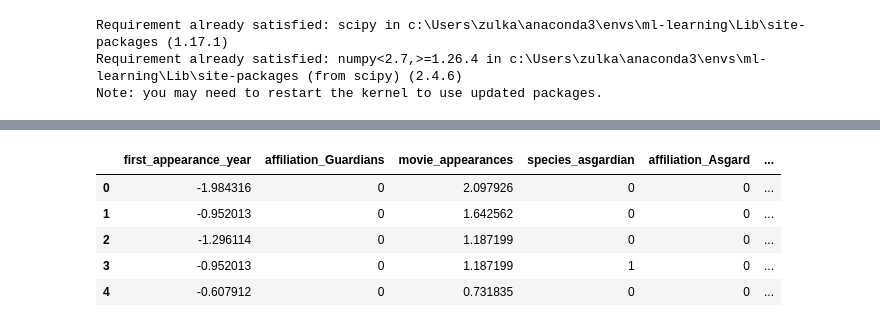
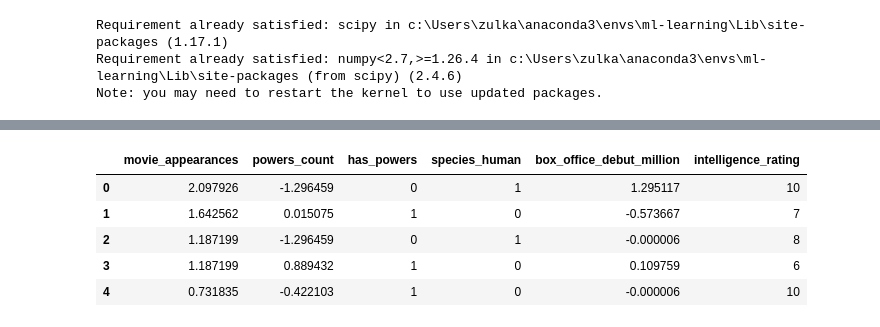
Before and after one commit to ZulkaifAhmad/Mechine-Learning-Practice, a Jupyter notebook: _02_MCU_Project/mcu.ipynb, the cells around one changed output, grey strips where cells are left out. Saved outputs shown, nothing was run; the diff lists cells and outputs as text; code cells hidden in the pictures.

```diff
--- a/_02_MCU_Project/mcu.ipynb
+++ b/_02_MCU_Project/mcu.ipynb
@@ -460,9 +440,7 @@ col = [
     'first_appearance_year',
     'powers_count',
     'strength_rating',
-    'intelligence_rating',
-    'box_office_debut_million',
-    'movie_appearances'
+    'movie_appearances' , 'box_office_debut_million'
 ]
 
 scaler = StandardScaler()
@@ -549,13 +527,13 @@ alpha = 0.1 # This is your threshold
 # ✔ If p_value < 0.1 → feature is important
 
 
-df['box_office_debut_million'] = pd.qcut(df['box_office_debut_million'] , q=4 , labels=False)
+binned_target = pd.qcut(df['intelligence_rating'] , q=4 , labels=False)
 # qcut : Converts numeric data into categories (groups)
 
 chi2_result = {}
 
 for col in extract_colums:
-    contingency = pd.crosstab(df[col] , targeted_column)
+    contingency = pd.crosstab(df[col] , binned_target)
     # It creates a frequency table
 
 #       | gender | Revenue Category |
@@ -617,21 +595,19 @@ chi2_df
 # %%
 final_df = df[[
-    "first_appearance_year",
-    "affiliation_Guardians",
     "movie_appearances",
-    "species_asgardian",
-    "affiliation_Asgard",
-    "species_synthetic",
-    "strength_rating",
-    "powers_count" , 'affiliation_Avengers' , 'species_human' , 'box_office_debut_million'
+    "powers_count" ,
+    'has_powers' ,
+    'species_human' ,
+    'box_office_debut_million',
+    'intelligence_rating'
 ]]
 
 final_df.head()
 # %% [output]
-|  | first_appearance_year | affiliation_Guardians | movie_appearances | species_asgardian | affiliation_Asgard | ... |
-| 0 | -1.984316 | 0 | 2.097926 | 0 | 0 | ... |
-| 1 | -0.952013 | 0 | 1.642562 | 0 | 0 | ... |
-| 2 | -1.296114 | 0 | 1.187199 | 0 | 0 | ... |
-| 3 | -0.952013 | 0 | 1.187199 | 1 | 0 | ... |
-| 4 | -0.607912 | 0 | 0.731835 | 0 | 0 | ... |
+|  | movie_appearances | powers_count | has_powers | species_human | box_office_debut_million | intelligence_rating |
+| 0 | 2.097926 | -1.296459 | 0 | 1 | 1.295117 | 10 |
+| 1 | 1.642562 | 0.015075 | 1 | 0 | -0.573667 | 7 |
+| 2 | 1.187199 | -1.296459 | 0 | 1 | -0.000006 | 8 |
+| 3 | 1.187199 | 0.889432 | 1 | 0 | 0.109759 | 6 |
+| 4 | 0.731835 | -0.422103 | 1 | 0 | -0.000006 | 10 |
 # %%
```
Also changed, not shown: parts of 4 cells of this notebook, 2 other files.
